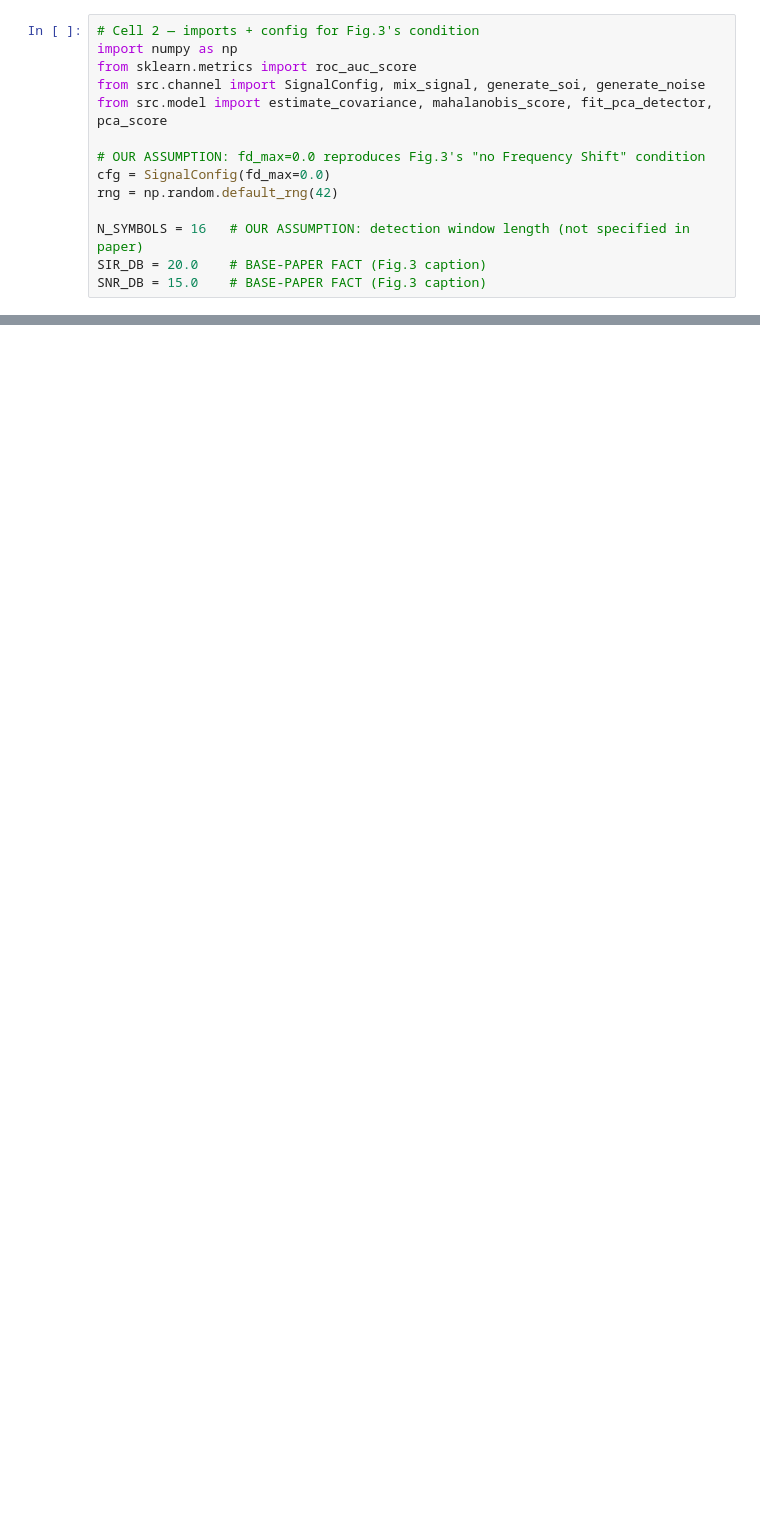
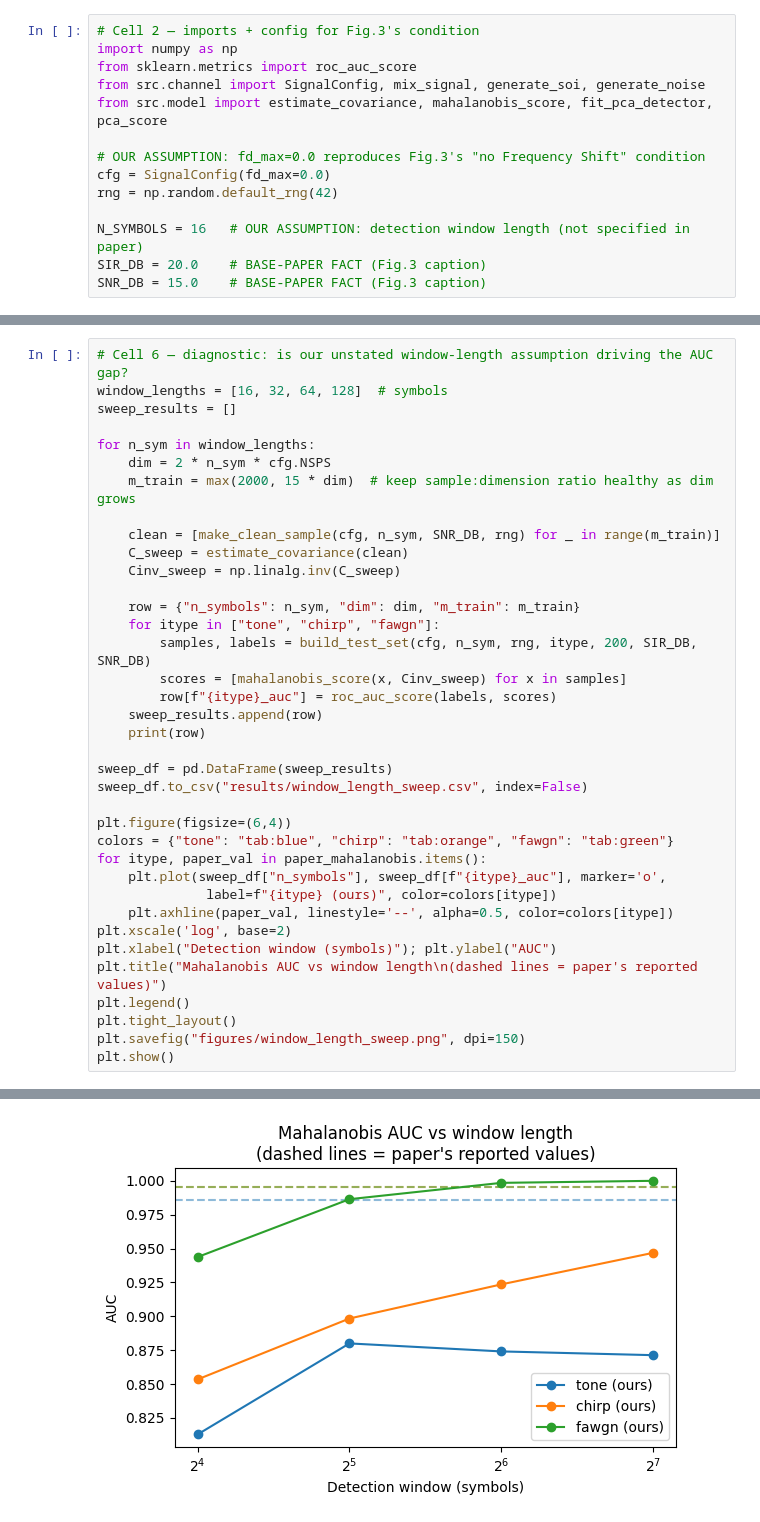
Before and after one commit to Evenjlin/deep-space-interference-ml, a Jupyter notebook: notebooks/03_classical_baselines.ipynb, the cells around one changed output, grey strips where cells are left out. Saved outputs shown, nothing was run; the diff lists cells and outputs as text; blank space fills up the shorter version.

Commit message:
Step 3 diagnostic: confirmed frequency-dependent Mahalanobis blind spot near fz=0

```diff
--- a/notebooks/03_classical_baselines.ipynb
+++ b/notebooks/03_classical_baselines.ipynb
@@ -97,0 +123,38 @@ df.to_csv("results/fig3_partial_auc.csv")
+# %%
+# Cell 6 — diagnostic: is our unstated window-length assumption driving the AUC gap?
+window_lengths = [16, 32, 64, 128]  # symbols
+sweep_results = []
+
+for n_sym in window_lengths:
+    dim = 2 * n_sym * cfg.NSPS
+    m_train = max(2000, 15 * dim)  # keep sample:dimension ratio healthy as dim grows
+
+    clean = [make_clean_sample(cfg, n_sym, SNR_DB, rng) for _ in range(m_train)]
+    C_sweep = estimate_covariance(clean)
+    Cinv_sweep = np.linalg.inv(C_sweep)
+
+    row = {"n_symbols": n_sym, "dim": dim, "m_train": m_train}
+    for itype in ["tone", "chirp", "fawgn"]:
+        samples, labels = build_test_set(cfg, n_sym, rng, itype, 200, SIR_DB, SNR_DB)
+        scores = [mahalanobis_score(x, Cinv_sweep) for x in samples]
+        row[f"{itype}_auc"] = roc_auc_score(labels, scores)
+    sweep_results.append(row)
+    print(row)
+
+sweep_df = pd.DataFrame(sweep_results)
+sweep_df.to_csv("results/window_length_sweep.csv", index=False)
+
+plt.figure(figsize=(6,4))
+colors = {"tone": "tab:blue", "chirp": "tab:orange", "fawgn": "tab:green"}
+for itype, paper_val in paper_mahalanobis.items():
+    plt.plot(sweep_df["n_symbols"], sweep_df[f"{itype}_auc"], marker='o',
+              label=f"{itype} (ours)", color=colors[itype])
+    plt.axhline(paper_val, linestyle='--', alpha=0.5, color=colors[itype])
+plt.xscale('log', base=2)
+plt.xlabel("Detection window (symbols)"); plt.ylabel("AUC")
+plt.title("Mahalanobis AUC vs window length\n(dashed lines = paper's reported values)")
+plt.legend()
+plt.tight_layout()
+plt.savefig("figures/window_length_sweep.png", dpi=150)
+plt.show()
+# %% [output]
@@ -97,0 +165 @@ df.to_csv("results/fig3_partial_auc.csv")
+[figure, added]
```
Also changed, not shown: parts of 8 cells of this notebook.
